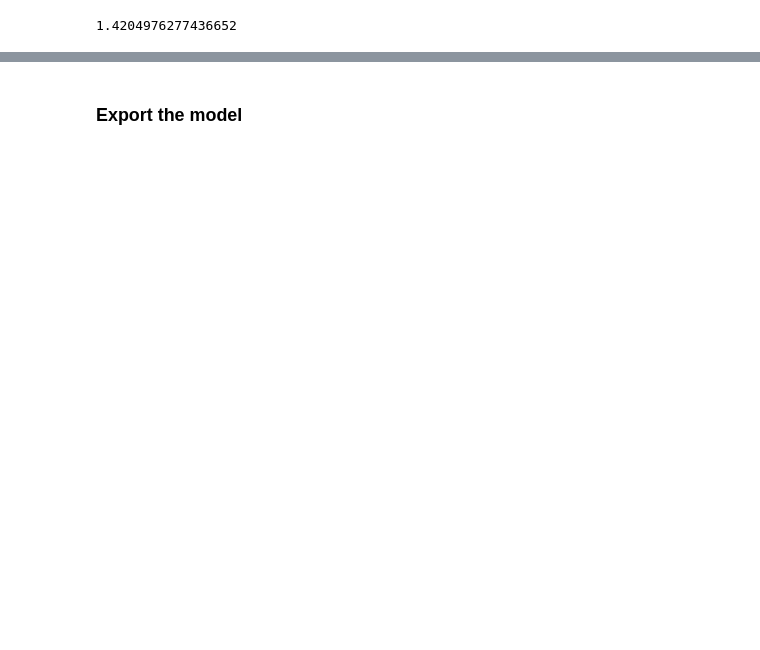
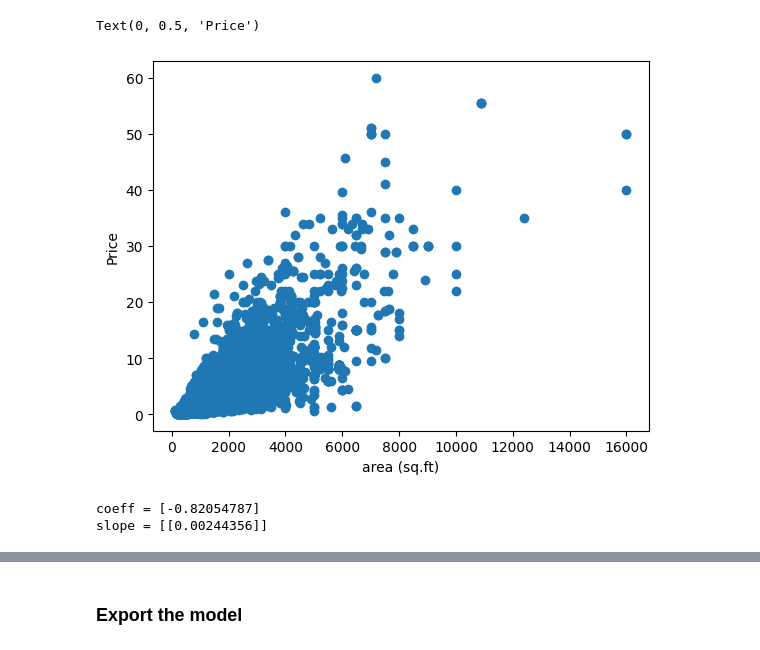
Before and after one commit to metaloozee/python-assignments, a Jupyter notebook: assignment-3/houses.ipynb, the cells around one changed output, grey strips where cells are left out. Cells and saved outputs as stored; diff of their text form; code cells hidden in the pictures; blank space fills up the shorter version.

Commit message:
refactor: model

```diff
--- a/assignment-3/houses.ipynb
+++ b/assignment-3/houses.ipynb
@@ -30,11 +28,7 @@ X_train, X_test, y_train, y_test = train_test_split(X, y, test_size=0.2, random_
-# %%
-model = LinearRegression()
-model.fit(X_train, y_train)
-
-y_pred = model.predict(X_test)
-
-mse = mean_squared_error(y_test, y_pred)
-rmse = np.sqrt(mse)
-print(rmse)
-# %% [output]
-1.4204976277436652
+# %%
+plt.scatter(X, y)
+plt.xlabel("area (sq.ft)")
+plt.ylabel("Price")
+# %% [output]
+Text(0, 0.5, 'Price')
+[figure, added]
@@ -40,0 +40,12 @@ print(rmse)
+# %%
+model = LinearRegression()
+model.fit(X_train, y_train)
+
+c = model.intercept_
+m = model.coef_
+
+print(f"coeff = {c}")
+print(f"slope = {m}")
+# %% [output]
+coeff = [-0.82054787]
+slope = [[0.00244356]]
```
Also changed, not shown: parts of 4 cells of this notebook, 1 other file.
